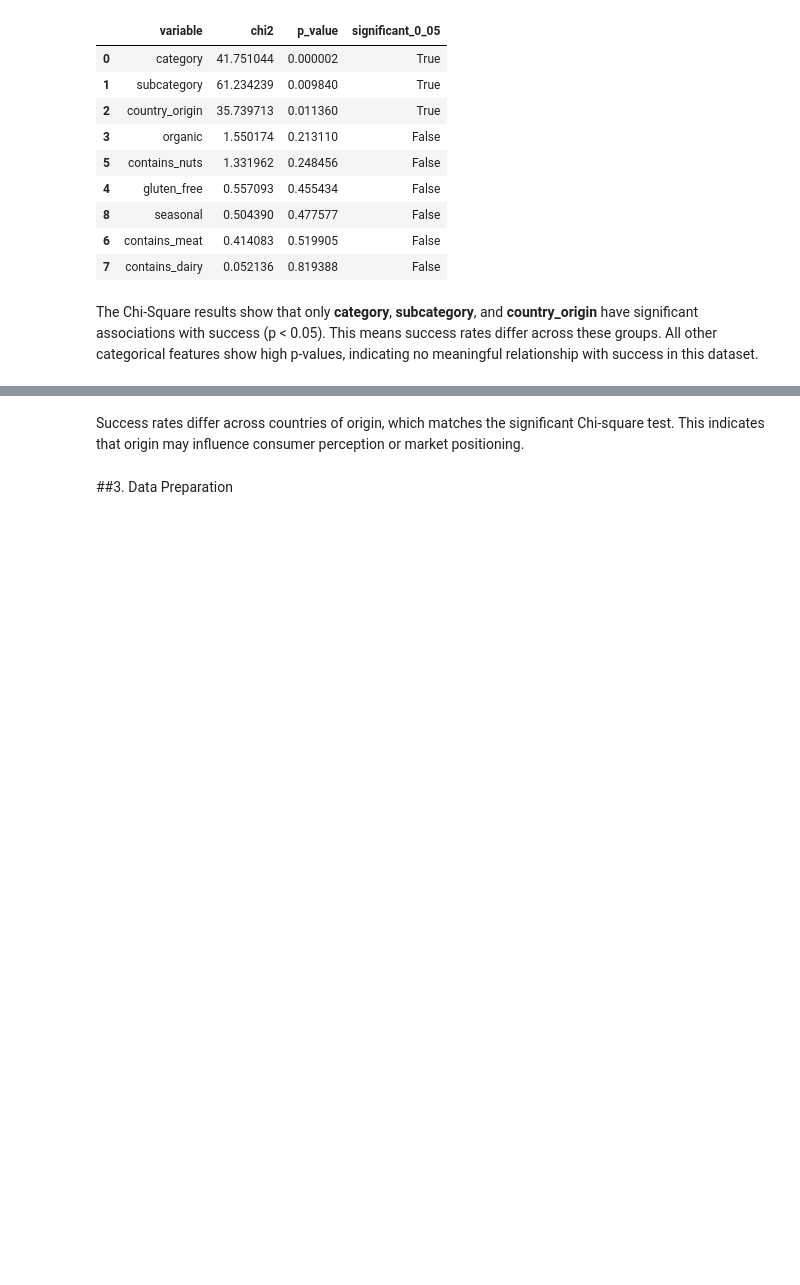
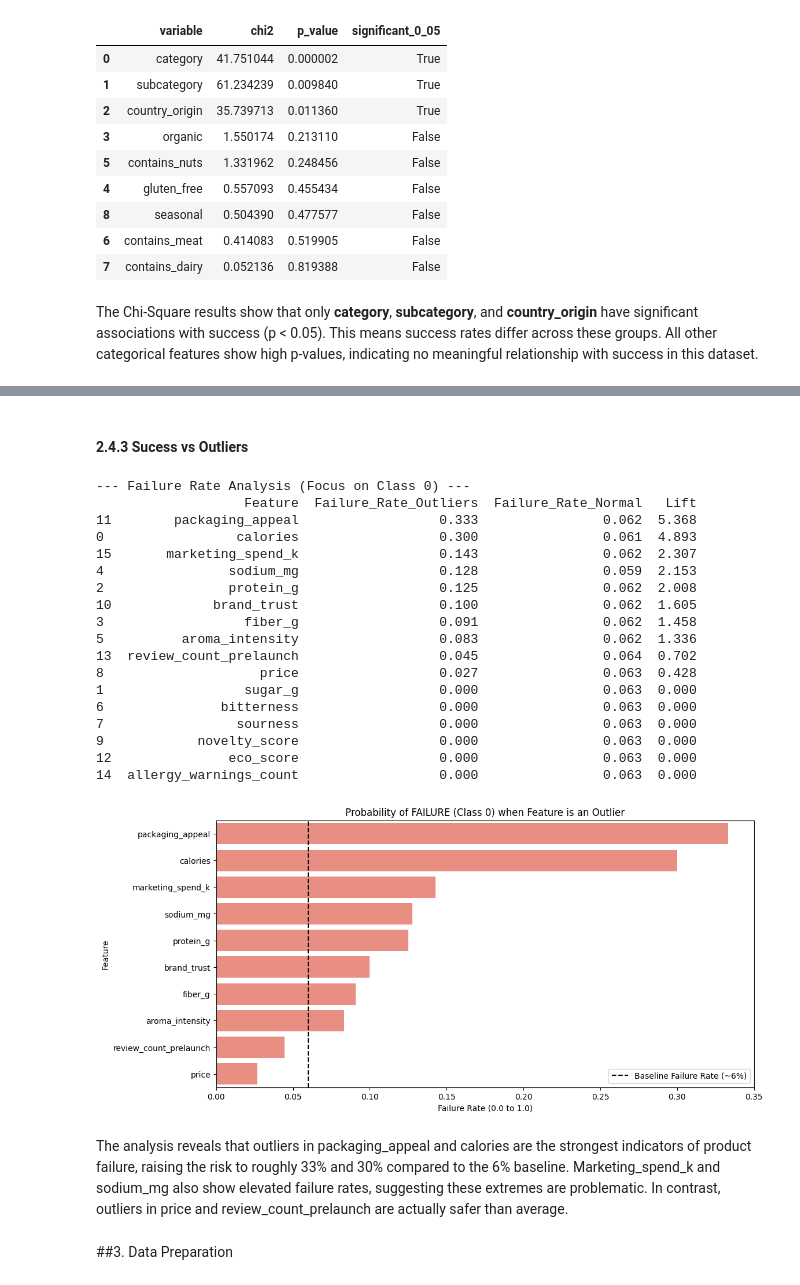
Before and after one commit to freitas-oa/Computer-Vision, a Jupyter notebook: Food_acceptance_project.ipynb, the cells around one changed output, grey strips where cells are left out. Cells and saved outputs as stored; diff of their text form; code cells hidden in the pictures; blank space fills up the shorter version.

```diff
--- a/Food_acceptance_project.ipynb
+++ b/Food_acceptance_project.ipynb
@@ -518,7 +501,78 @@ plt.show()
-# %% [markdown]
-Success rates differ across countries of origin, which matches the significant
-Chi-square test. This indicates that origin may influence consumer perception or
-market positioning.
+# %% [markdown]
+#### 2.4.3 Sucess vs Outliers
+# %%
+import matplotlib.pyplot as plt
+import seaborn as sns
+import pandas as pd
+
+# Re-using the logic to identify outliers and calculating FAILURE rate (Class 0)
+# Failure Rate = 1 - Success Rate
+
+exclude_cols = ['overall_appreciation', 'success']
+features_to_analyze = [col for col in numerical_cols if col not in exclude_cols]
+
+Q1 = df[features_to_analyze].quantile(0.25)
+Q3 = df[features_to_analyze].quantile(0.75)
+IQR = Q3 - Q1
+lower_bound = Q1 - 1.5 * IQR
+upper_bound = Q3 + 1.5 * IQR
+
+results_failure = []
+
+for col in features_to_analyze:
+    is_outlier = (df[col] < lower_bound[col]) | (df[col] > upper_bound[col])
+
+    # Calculate FAILURE rate (Target == 0)
+    # Using 1 - mean() of success gives us the failure percentage
+    fail_rate_outlier = 1 - df.loc[is_outlier, 'success'].mean()
+    fail_rate_normal = 1 - df.loc[~is_outlier, 'success'].mean()
+
+    # Only keep features where outliers exist
+    if is_outlier.sum() > 0:
+        results_failure.append({
+            'Feature': col,
+            'Outlier_Count': is_outlier.sum(),
+            'Failure_Rate_Outliers': fail_rate_outlier,
+            'Failure_Rate_Normal': fail_rate_normal,
+            'Lift': fail_rate_outlier / fail_rate_normal if fail_rate_normal > 0 else 0
+        })
+
+# Sort by Lift (How many times more likely to fail are the outliers?)
+df_fail_analysis = pd.DataFrame(results_failure).sort_values(by='Failure_Rate_Outliers', ascending=False)
+
+print("--- Failure Rate Analysis (Focus on Class 0) ---")
+print(df_fail_analysis[['Feature', 'Failure_Rate_Outliers', 'Failure_Rate_Normal', 'Lift']].round(3))
+
+# Plotting the Risk Factor
+plt.figure(figsize=(12, 6))
+sns.barplot(data=df_fail_analysis.head(10), x='Failure_Rate_Outliers', y='Feature', color='salmon')
+plt.axvline(x=0.06, color='black', linestyle='--', label='Baseline Failure Rate (~6%)')
+plt.title('Probability of FAILURE (Class 0) when Feature is an Outlier')
+plt.xlabel('Failure Rate (0.0 to 1.0)')
+plt.legend()
+plt.show()
+# %% [output]
+--- Failure Rate Analysis (Focus on Class 0) ---
+                   Feature  Failure_Rate_Outliers  Failure_Rate_Normal   Lift
+11        packaging_appeal                  0.333                0.062  5.368
+0                 calories                  0.300                0.061  4.893
+15       marketing_spend_k                  0.143                0.062  2.307
+4                sodium_mg                  0.128                0.059  2.153
+2                protein_g                  0.125                0.062  2.008
+10             brand_trust                  0.100                0.062  1.605
+3                  fiber_g                  0.091                0.062  1.458
+5          aroma_intensity                  0.083                0.062  1.336
+13  review_count_prelaunch                  0.045                0.064  0.702
+8                    price                  0.027                0.063  0.428
+1                  sugar_g                  0.000                0.063  0.000
+6               bitterness                  0.000                0.063  0.000
+7                 sourness                  0.000                0.063  0.000
+9            novelty_score                  0.000                0.063  0.000
+12               eco_score                  0.000                0.063  0.000
+14  allergy_warnings_count                  0.000                0.063  0.000
+[figure, added]
+# %% [markdown]
+The analysis reveals that outliers in packaging_appeal and calories are the strongest indicators of product failure, raising the risk to roughly 33% and 30% compared to the 6% baseline. Marketing_spend_k and sodium_mg also show elevated failure rates, suggesting these extremes are problematic. In contrast, outliers in price and review_count_prelaunch are actually safer than average.
 # %% [markdown]
 ##3. Data Preparation
 # %% [markdown]
```
Also changed, not shown: parts of 43 cells of this notebook.
